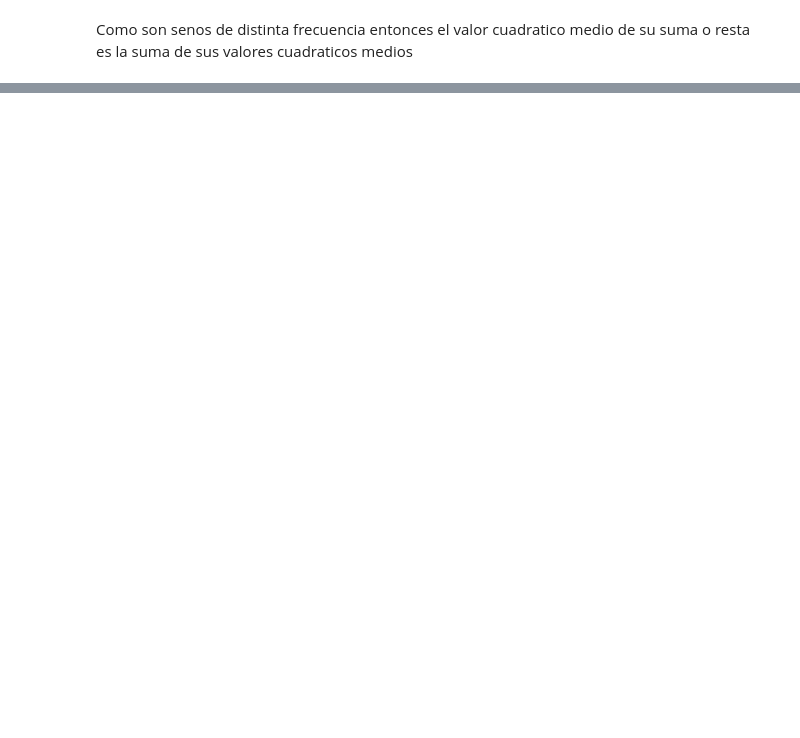
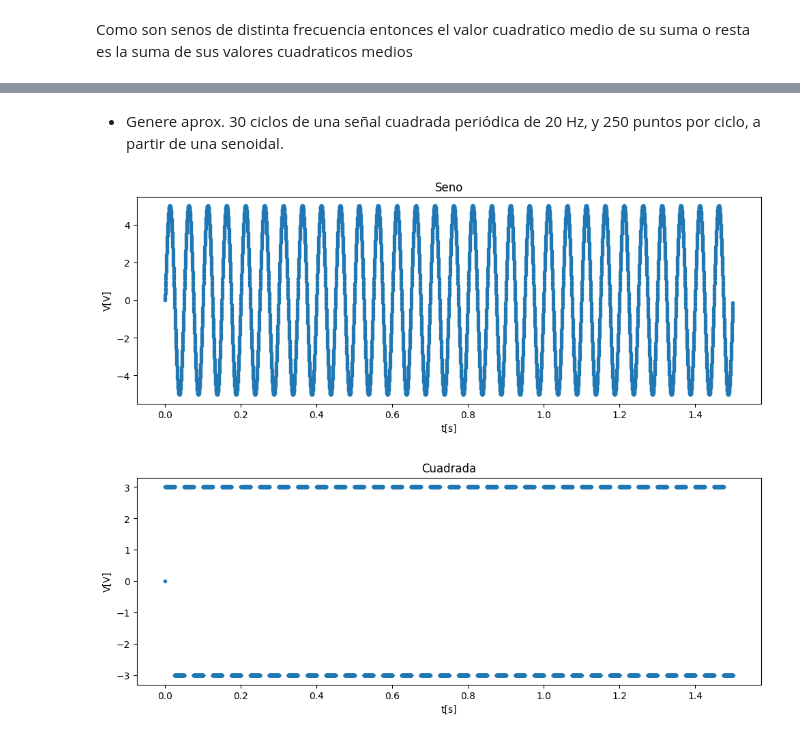
Before and after one commit to EliasGanem/Tps_Senales_Electricas_2024, a Jupyter notebook: Tp2/Tp2.ipynb, the cells around one changed output, grey strips where cells are left out. Drawn from its saved outputs; the diff is of its cells as text; code cells hidden in the pictures; blank space fills up the shorter version.

```diff
--- a/Tp2/Tp2.ipynb
+++ b/Tp2/Tp2.ipynb
@@ -140,0 +159,54 @@ Desviacion Estandar seno 1 = 2.83
+# %% [markdown]
+- Genere aprox. 30 ciclos de una señal cuadrada periódica de 20 Hz, y 250 puntos por ciclo, a partir de una senoidal.
+# %%
+# Cuadrada
+sin = []
+
+frec_sin = 20
+amp_sin = 5
+w_sin = 2*pi*frec_sin
+
+cant_ciclos = 30
+puntos_ciclo = 250
+
+valor_x = np.arange(start=0, stop=(1/frec_sin)*cant_ciclos, step=(1/frec_sin)/puntos_ciclo)
+
+for x in valor_x:
+    valor_seno = amp_sin * np.sin(w_sin*x)
+    sin.append(valor_seno)
+
+sin = np.array(sin)
+
+graf = plt.gcf()
+graf.set_size_inches(30/2.54, 10/2.54)  # ahora en cm
+plt.plot(valor_x,sin, ".")
+plt.title("Seno")
+plt.xlabel("t[s]")
+plt.ylabel("V[V]")
+plt.show()
+
+
+senial_cuadrada = []
+amp_senial_cuadrada = 3
+
+for i in sin:
+    if i > 0:
+        senial_cuadrada.append(amp_senial_cuadrada)
+    elif i < 0:
+        senial_cuadrada.append(-amp_senial_cuadrada)
+    else:
+        senial_cuadrada.append(0)
+
+senial_cuadrada = np.array(senial_cuadrada)
+
+graf = plt.gcf()
+graf.set_size_inches(30/2.54, 10/2.54)  # ahora en cm
+
+plt.plot(valor_x,senial_cuadrada, ".")
+plt.title("Cuadrada")
+plt.xlabel("t[s]")
+plt.ylabel("V[V]")
+plt.show()
+# %% [output]
+[figure, added]
+[figure, added]
```
Also changed, not shown: parts of 12 cells of this notebook.
